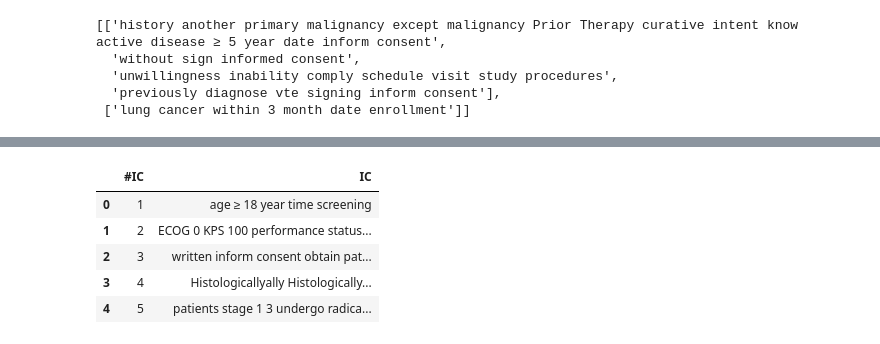
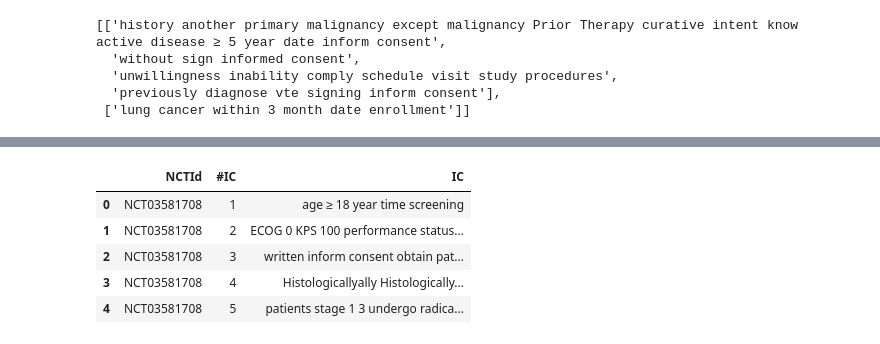
Before and after one commit to MWFK/NLP-Semantic-Similarity, a Jupyter notebook: ClinicalTrials/Data Engineering/04. Processing_IEC_NGRAM.ipynb, the cells around one changed output, grey strips where cells are left out. Drawn from its saved outputs; the diff is of its cells as text; code cells hidden in the pictures.

```diff
--- a/ClinicalTrials/Data Engineering/04. Processing_IEC_NGRAM.ipynb
+++ b/ClinicalTrials/Data Engineering/04. Processing_IEC_NGRAM.ipynb
@@ -216,7 +214,9 @@ NormalizeEligibilityCriteria[:5]
 # %%
-my_punctuation = punctuation.replace("|", "")
-my_punctuation = punctuation.replace("-", "")
-my_punctuation
+# " Don't consider the '|' and the '-' when removing the punctuation"
+my_punctuation = punctuation.replace("|", "").replace("-", "")
+
+# Initiaalise the lemmatizer outside of the function
+lemmatizer = WordNetLemmatizer()
 
 def remove_punctuation(text):
     return "".join([i for i in text if i not in my_punctuation])
@@ -267,6 +278,6 @@ Wall time: 40.9 s
 ### Seperate the Eligibility Criteria
 # %%
 # Seperate the InclusionCriteria from the ExclusionCriteria
-InclusionCriteria = [txt[20:txt.find('exclusion criteria')-2] for txt in ProcessedEligibilityCriteria]
+InclusionCriteria = [txt[18:txt.find('exclusion criteria')] for txt in ProcessedEligibilityCriteria]
 InclusionCriteria[:5]
 # %% [output]
@@ -315,16 +344,20 @@ ExclusionCriteriaList[:2]
 # %%
-all = pd.DataFrame()
-for row in InclusionCriteriaList:
-  tmp = pd.concat([pd.Series(list(range(1, len(row)+1))), pd.Series(row)], axis=1, ignore_index=True)
-  all = all.append(tmp, ignore_index=True)
+# Create the DataFrame that has the stacked processed IC
 
-all.columns = ['#IC', 'IC']
-all['#IC']  = all['#IC'].astype(int)
-all.head()
+NCTId = df['NCTId'].tolist()
+ICStacked = pd.DataFrame()
+for idx, row in enumerate(InclusionCriteriaList):
+  # We concatenate the ID of the Clinical Trial with the lits of IC and the number of each IC
+  tmp = pd.concat([pd.Series([NCTId[idx] for _ in range(len(row))]), pd.Series(list(range(1, len(row)+1))), pd.Series(row)], axis=1, ignore_index=True)
+  ICStacked = ICStacked.append(tmp, ignore_index=True)
+
+ICStacked.columns = ['NCTId', '#IC', 'IC']
+ICStacked['#IC']  = ICStackedRaw['#IC'].astype(int)
+ICStacked.head()
 # %% [output]
-|  | #IC | IC |
-| 0 | 1 | age ≥ 18 year time screening |
-| 1 | 2 | ECOG 0 KPS 100 performance status... |
-| 2 | 3 | written inform consent obtain pat... |
-| 3 | 4 | Histologicallyally Histologically... |
-| 4 | 5 | patients stage 1 3 undergo radica... |
+|  | NCTId | #IC | IC |
+| 0 | NCT03581708 | 1 | age ≥ 18 year time screening |
+| 1 | NCT03581708 | 2 | ECOG 0 KPS 100 performance status... |
+| 2 | NCT03581708 | 3 | written inform consent obtain pat... |
+| 3 | NCT03581708 | 4 | Histologicallyally Histologically... |
+| 4 | NCT03581708 | 5 | patients stage 1 3 undergo radica... |
```
Also changed, not shown: parts of 19 cells of this notebook.
